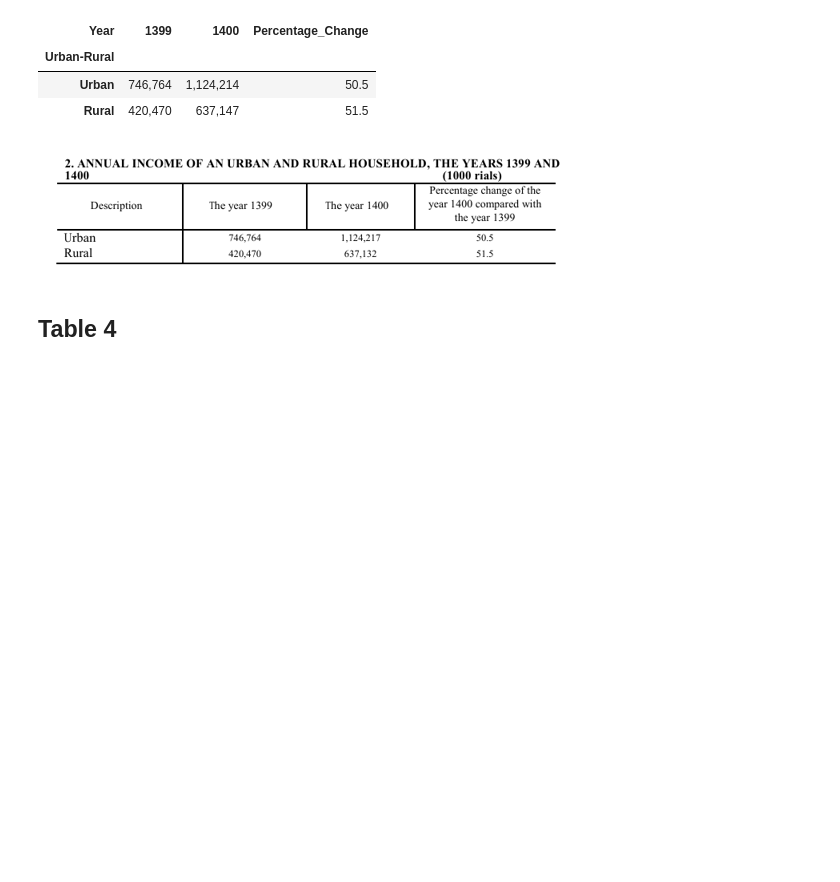
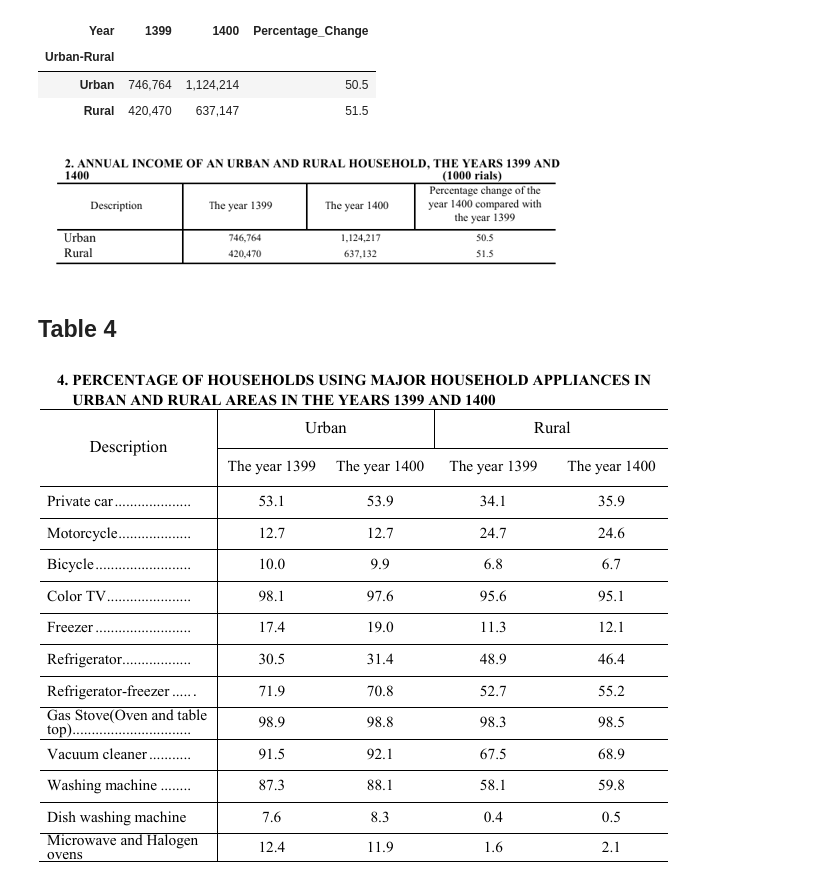
Before and after one commit to Iran-Open-Data/HBSIR_OLD, a Jupyter notebook: examples/ISC/1400/summery-results.ipynb, the cells around one changed output. Drawn from its saved outputs; the diff is of its cells as text; code cells hidden in the pictures; blank space fills up the shorter version.

```diff
--- a/examples/ISC/1400/summery-results.ipynb
+++ b/examples/ISC/1400/summery-results.ipynb
@@ -233,6 +233,16 @@ display(final_table, final_image)
 [figure]
 # %% [markdown]
 ## Table 4
+# %%
+income_summery_table = report_pages[4].crop((50, 500, 680, 1000))
+
+image_size = income_summery_table.size
+scale = 0.8
+new_size = tuple(int(num * scale) for num in image_size)
+final_image = income_summery_table.resize(new_size)
+income_summery_table
+# %% [output]
+[figure, added]
 # %%
 items = [
     "Car",
```
Also changed, not shown: parts of 1 cell of this notebook.
